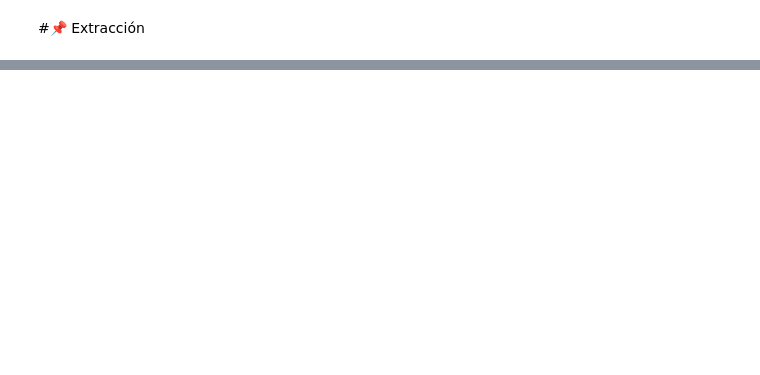
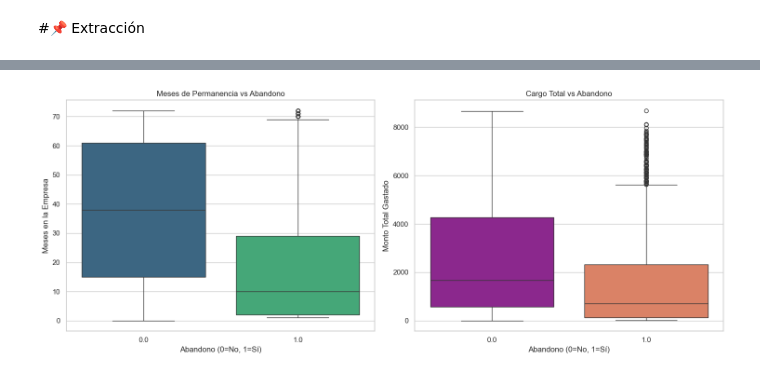
Before and after one commit to zxxcerbero/challenge2-data-science-LATAM, a Jupyter notebook: TelecomX_LATAM.ipynb, the cells around one changed output, grey strips where cells are left out. Cells and saved outputs as stored; diff of their text form; code cells hidden in the pictures; blank space fills up the shorter version.

```diff
--- a/TelecomX_LATAM.ipynb
+++ b/TelecomX_LATAM.ipynb
@@ -75,0 +332,22 @@ pd.json_normalize(data)
+# %%
+# Comparación de variables numéricas clave con el Abandono
+plt.figure(figsize=(15, 6))
+
+# 1. Distribución de Meses de Permanencia vs Abandono
+plt.subplot(1, 2, 1)
+sns.boxplot(x='Abandono', y='Meses_Permanencia', data=df, palette='viridis', hue='Abandono', legend=False)
+plt.title('Meses de Permanencia vs Abandono')
+plt.xlabel('Abandono (0=No, 1=Sí)')
+plt.ylabel('Meses en la Empresa')
+
+# 2. Distribución de Cargo Total vs Abandono
+plt.subplot(1, 2, 2)
+sns.boxplot(x='Abandono', y='Cargo_Total', data=df, palette='plasma', hue='Abandono', legend=False)
+plt.title('Cargo Total vs Abandono')
+plt.xlabel('Abandono (0=No, 1=Sí)')
+plt.ylabel('Monto Total Gastado')
+
+plt.tight_layout()
+plt.show()
+# %% [output]
+[figure, added]
```
Also changed, not shown: parts of 35 cells of this notebook.
